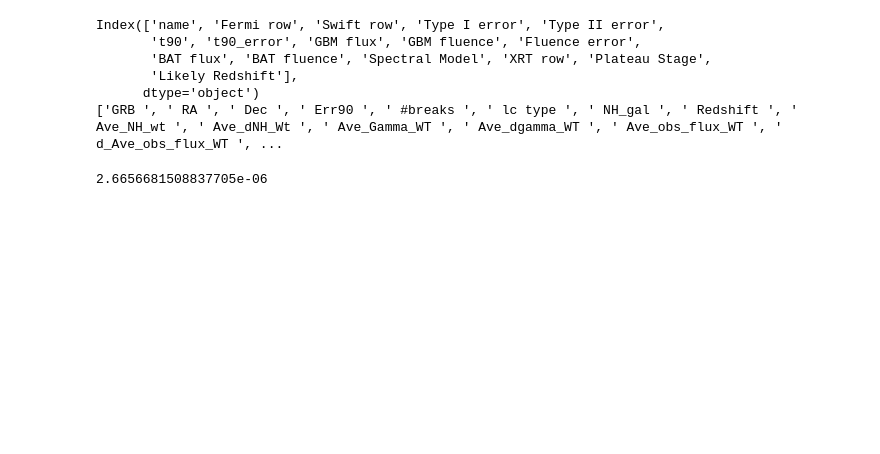
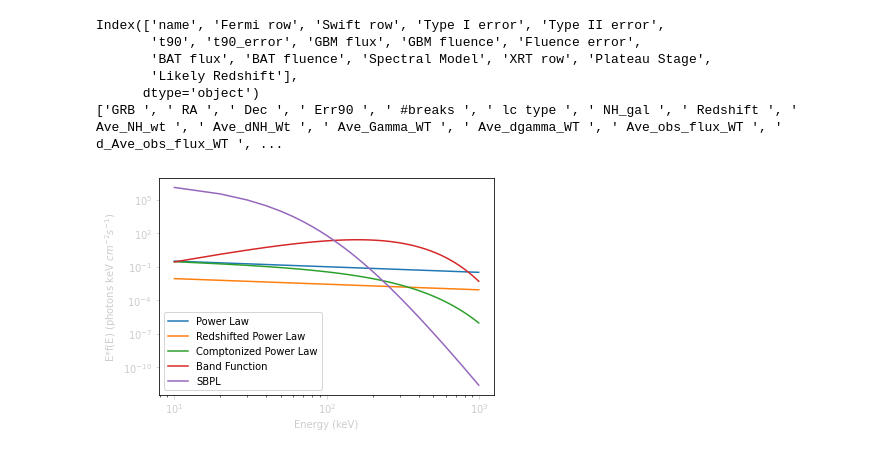
Before and after one commit to nuessle167/mirrored_prediction_paper, a Jupyter notebook: Cursed_code.ipynb, the cells around one changed output. Saved outputs shown, nothing was run; the diff lists cells and outputs as text; code cells hidden in the pictures; blank space fills up the shorter version.

```diff
--- a/Cursed_code.ipynb
+++ b/Cursed_code.ipynb
@@ -3940,8 +3960,35 @@ Index(['name', 'Fermi row', 'Swift row', 'Type I error', 'Type II error',
       dtype='object')
 ['GRB ', ' RA ', ' Dec ', ' Err90 ', ' #breaks ', ' lc type ', ' NH_gal ', ' Redshift ', ' Ave_NH_wt ', ' Ave_dNH_Wt ', ' Ave_Gamma_WT ', ' Ave_dgamma_WT ', ' Ave_obs_flux_WT ', ' d_Ave_obs_flux_WT ', ...
 # %%
+energy_listicle=range(10, 1000, 10)
+PL_value=np.zeros(len(energy_listicle))
+ZPL_value=np.zeros(len(energy_listicle))
+CPL_value=np.zeros(len(energy_listicle))
+Band_value=np.zeros(len(energy_listicle))
+SBPL_value=np.zeros(len(energy_listicle))
+for i in range(0, len(energy_listicle)):
+    PL_value[i]=energy_listicle[i]*power_law(energy_listicle[i], -1.5)
+    ZPL_value[i]=energy_listicle[i]*z_power_law(energy_listicle[i], -1.5, 10)
+    CPL_value[i]=energy_listicle[i]*Compton_PL(energy_listicle[i], -1.5, 95)
+    Band_value[i]=energy_listicle[i]*Band_function(energy_listicle[i], 95, 1.5, 12)
+    SBPL_value[i]=energy_listicle[i]*\
+    Smoothly_Broken_PL(energy_listicle[i], 95, -1.5, -12, 0.8)
+plt.plot(energy_listicle, PL_value)
+plt.plot(energy_listicle, ZPL_value)
+plt.plot(energy_listicle, CPL_value)
+plt.plot(energy_listicle, Band_value)
+plt.plot(energy_listicle, SBPL_value)
+plt.legend(['Power Law', 'Redshifted Power Law', 'Comptonized Power Law', 'Band Function', \
+            'SBPL'])
+plt.yscale('log')
+plt.xscale('log')
+plt.tick_params(axis='x', colors='0.8')
+plt.tick_params(axis='y', colors='0.8')
+plt.xlabel(r"Energy (keV)", color="0.8")
+plt.ylabel(r"E*f(E) (photons keV $cm^{-2} s^{-1}$)", color="0.8")
+plt.show()
 # %% [output]
-2.6656681508837705e-06
+[figure, added]
 # %%
 spectral_mask=np.isin(sample_6_data['Spectral Model'], 0.0)
 spectral_sample_6_data=sample_6_data[~spectral_mask]
```
Also changed, not shown: parts of 7 cells of this notebook.
